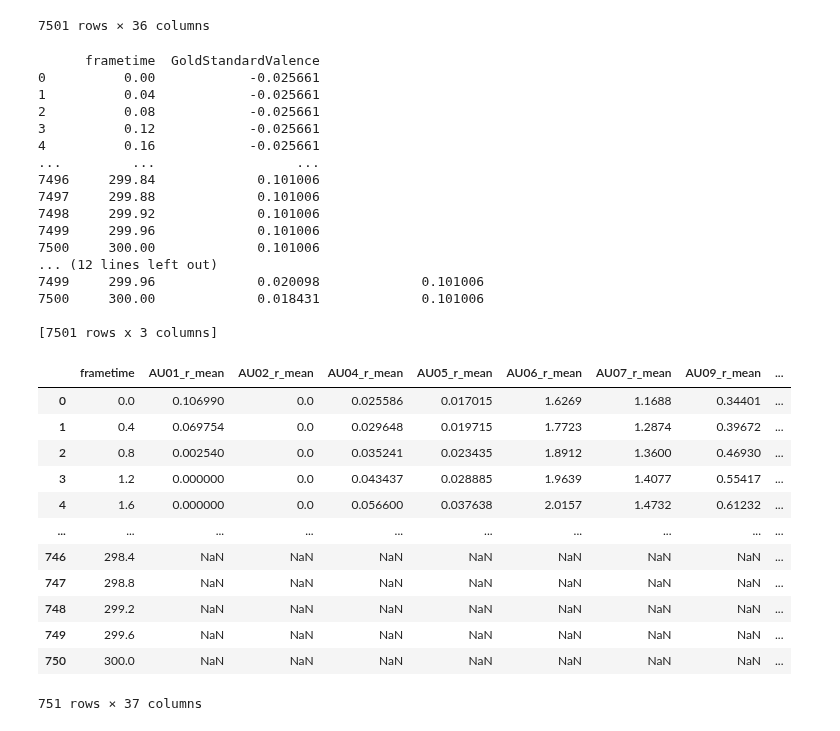
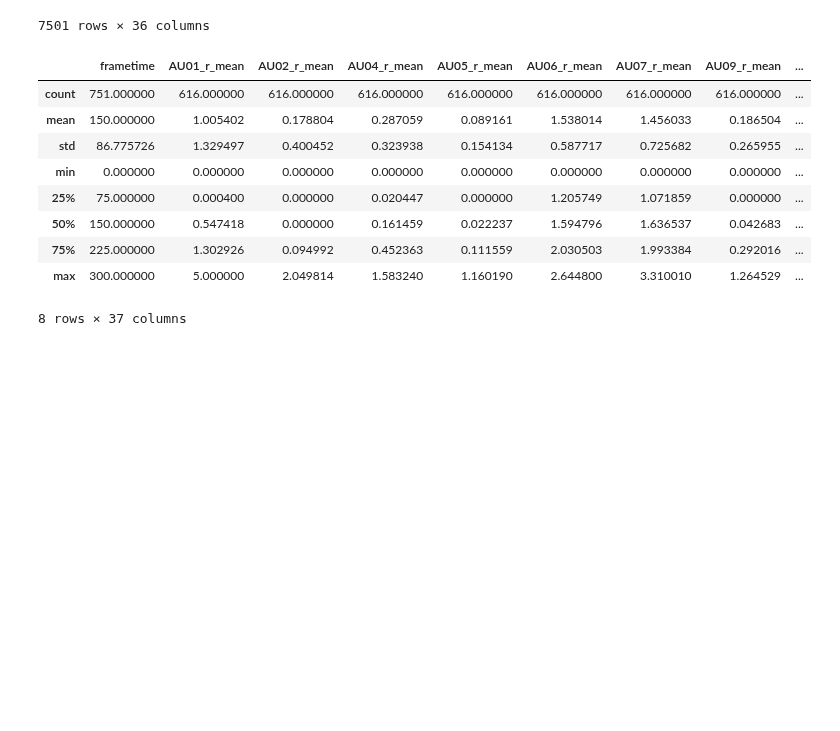
Before and after one commit to annanda/emotion_detection_for_children_with_asd, a Jupyter notebook: emotion_detection_notebook.ipynb, the cells around one changed output. Cells and saved outputs as stored; diff of their text form; code cells hidden in the pictures; blank space fills up the shorter version.

Commit message:
computing statistics on the dataset.

```diff
--- a/emotion_detection_notebook.ipynb
+++ b/emotion_detection_notebook.ipynb
@@ -78,63 +78,44 @@ data_train.merge(data_label, how='right', on='frametime')
 # %%
 from scipy.io import arff
 import pandas as pd
 
 # Loading the testing data into pandas
 data_train = arff.loadarff('features/video/AU/train_1_3.0_0.4.arff')
 data_train = pd.DataFrame(data_train[0])
 # print(data_train)
 
 data_label = arff.loadarff('labels/arousal/train_1.arff')
 data_label = pd.DataFrame(data_label[0])
 # print(data_label)
 
 data_label_valence = arff.loadarff('labels/valence/train_1.arff')
 data_label_valence = pd.DataFrame(data_label_valence[0])
-print(data_label_valence)
+# print(data_label_valence)
 
 # # merged features + annotation by frametime arousal
 # merged = data_train.merge(data_label, how='left', on='frametime')
 # print(merged)
 #
 # #  merged features + annotation arousal/valence
 # merged_total = merged.merge(data_label_valence, how='left', on='frametime')
 # print(merged_total)
 
 # merged dataset of annotation - arousal/valence
 merged_annotation = data_label.merge(data_label_valence, how='left', on='frametime')
-print(merged_annotation)
+# print(merged_annotation)
 
 # merged features + annotation by frametime
 merged = data_train.merge(merged_annotation, how='left', on='frametime')
-merged
+# to see statistics of the dataset
+merged.describe()
 # %% [output]
+|  | frametime | AU01_r_mean | AU02_r_mean | AU04_r_mean | AU05_r_mean | AU06_r_mean | AU07_r_mean | AU09_r_mean | ... |
+| count | 751.000000 | 616.000000 | 616.000000 | 616.000000 | 616.000000 | 616.000000 | 616.000000 | 616.000000 | ... |
+| mean | 150.000000 | 1.005402 | 0.178804 | 0.287059 | 0.089161 | 1.538014 | 1.456033 | 0.186504 | ... |
+| std | 86.775726 | 1.329497 | 0.400452 | 0.323938 | 0.154134 | 0.587717 | 0.725682 | 0.265955 | ... |
+| min | 0.000000 | 0.000000 | 0.000000 | 0.000000 | 0.000000 | 0.000000 | 0.000000 | 0.000000 | ... |
+| 25% | 75.000000 | 0.000400 | 0.000000 | 0.020447 | 0.000000 | 1.205749 | 1.071859 | 0.000000 | ... |
+| 50% | 150.000000 | 0.547418 | 0.000000 | 0.161459 | 0.022237 | 1.594796 | 1.636537 | 0.042683 | ... |
+| 75% | 225.000000 | 1.302926 | 0.094992 | 0.452363 | 0.111559 | 2.030503 | 1.993384 | 0.292016 | ... |
+| max | 300.000000 | 5.000000 | 2.049814 | 1.583240 | 1.160190 | 2.644800 | 3.310010 | 1.264529 | ... |
-      frametime  GoldStandardValence
-0          0.00            -0.025661
-1          0.04            -0.025661
-2          0.08            -0.025661
-3          0.12            -0.025661
-4          0.16            -0.025661
-...         ...                  ...
-7496     299.84             0.101006
-7497     299.88             0.101006
-7498     299.92             0.101006
-7499     299.96             0.101006
-7500     300.00             0.101006
-... (12 lines left out)
-7499     299.96             0.020098             0.101006
-7500     300.00             0.018431             0.101006
-
-[7501 rows x 3 columns]
+8 rows × 37 columns
-|  | frametime | AU01_r_mean | AU02_r_mean | AU04_r_mean | AU05_r_mean | AU06_r_mean | AU07_r_mean | AU09_r_mean | ... |
-| 0 | 0.0 | 0.106990 | 0.0 | 0.025586 | 0.017015 | 1.6269 | 1.1688 | 0.34401 | ... |
-| 1 | 0.4 | 0.069754 | 0.0 | 0.029648 | 0.019715 | 1.7723 | 1.2874 | 0.39672 | ... |
-| 2 | 0.8 | 0.002540 | 0.0 | 0.035241 | 0.023435 | 1.8912 | 1.3600 | 0.46930 | ... |
-| 3 | 1.2 | 0.000000 | 0.0 | 0.043437 | 0.028885 | 1.9639 | 1.4077 | 0.55417 | ... |
-| 4 | 1.6 | 0.000000 | 0.0 | 0.056600 | 0.037638 | 2.0157 | 1.4732 | 0.61232 | ... |
-| ... | ... | ... | ... | ... | ... | ... | ... | ... | ... |
-| 746 | 298.4 | NaN | NaN | NaN | NaN | NaN | NaN | NaN | ... |
-| 747 | 298.8 | NaN | NaN | NaN | NaN | NaN | NaN | NaN | ... |
-| 748 | 299.2 | NaN | NaN | NaN | NaN | NaN | NaN | NaN | ... |
-| 749 | 299.6 | NaN | NaN | NaN | NaN | NaN | NaN | NaN | ... |
-| 750 | 300.0 | NaN | NaN | NaN | NaN | NaN | NaN | NaN | ... |
-751 rows × 37 columns
```
